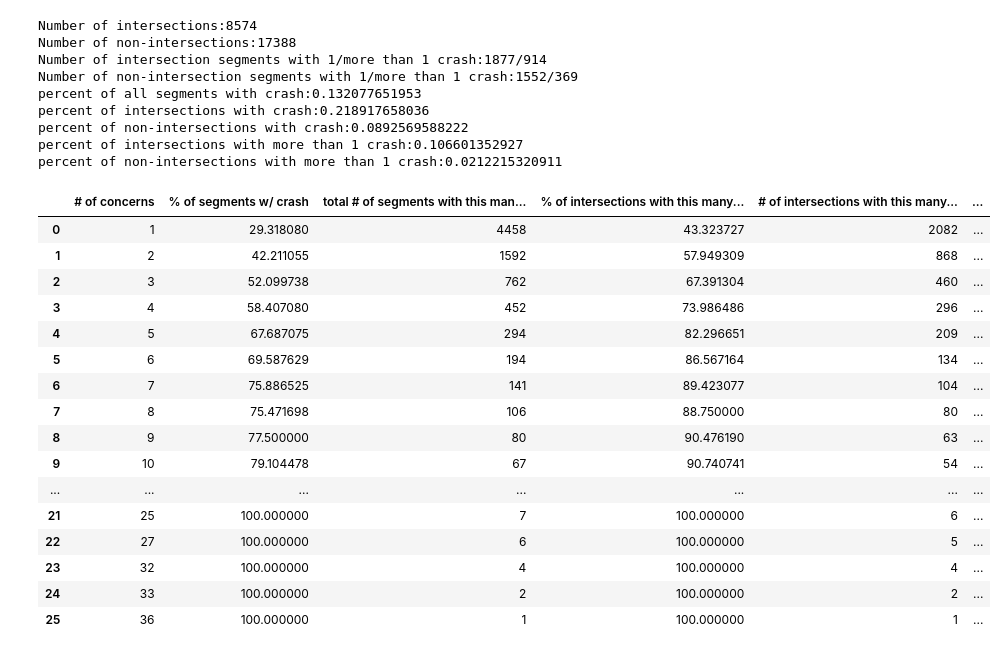
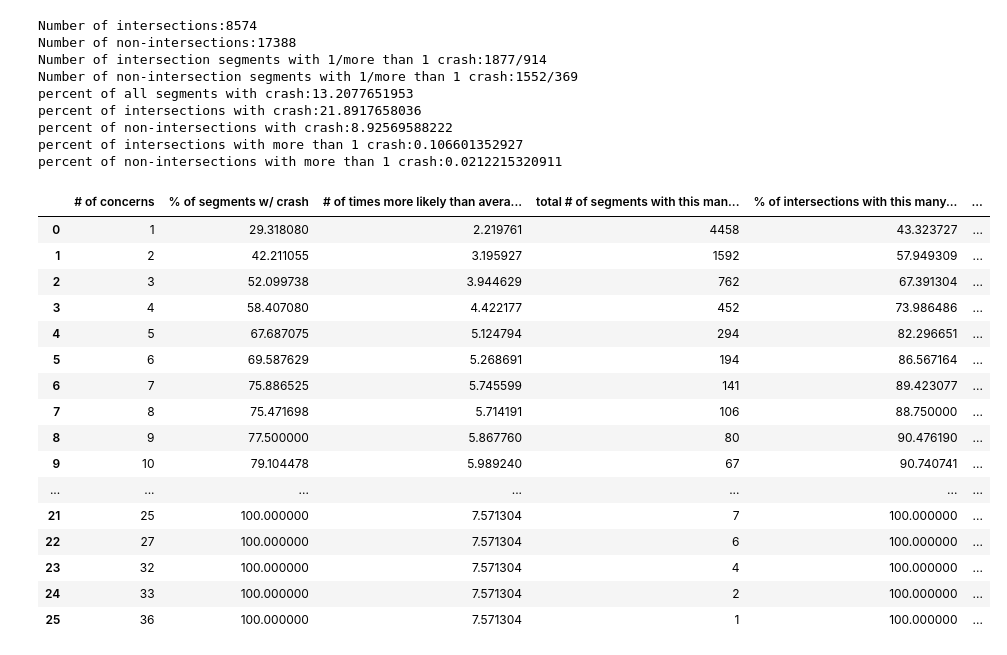
Before and after one commit to insight-lane/crash-model, a Jupyter notebook: src/data/sandbox/vision_zero_analysis.ipynb, the cells around one changed output. Cells and saved outputs as stored; diff of their text form; code cells hidden in the pictures.

```diff
--- a/src/data/sandbox/vision_zero_analysis.ipynb
+++ b/src/data/sandbox/vision_zero_analysis.ipynb
@@ -69,17 +69,16 @@ print "Number of intersection segments with 1/more than 1 crash:" \
 print "Number of non-intersection segments with 1/more than 1 crash:" \
     + str(counts['non_inter']) + '/' + str(counts['non_inter_plus'])
 
-print "percent of all segments with crash:" + str(
-    float(counts['inter'] + counts['non_inter']) /
-    float(inter_count + non_inter_count))
+total_percent = float(counts['inter'] + counts['non_inter']) / float(inter_count + non_inter_count) * 100
+print "percent of all segments with crash:" + str(total_percent)
 
 # Percentage of intersections/non-intersections
 # that have at least one crash
-print "percent of intersections with crash:" + str(
-    float(counts['inter'])/float(inter_count))
+inter_percent = float(counts['inter'])/float(inter_count) * 100
+print "percent of intersections with crash:" + str(inter_percent)
 
-print "percent of non-intersections with crash:" + str(
-    float(counts['non_inter'])/float(non_inter_count))
+non_inter_percent = float(counts['non_inter'])/float(non_inter_count) * 100
+print "percent of non-intersections with crash:" + str(non_inter_percent)
 
 print "percent of intersections with more than 1 crash:" + str(
     float(counts['inter_plus'])/float(inter_count))
@@ -91,9 +90,9 @@ Number of intersections:8574
 Number of non-intersections:17388
 Number of intersection segments with 1/more than 1 crash:1877/914
 Number of non-intersection segments with 1/more than 1 crash:1552/369
-percent of all segments with crash:0.132077651953
-percent of intersections with crash:0.218917658036
-percent of non-intersections with crash:0.0892569588222
+percent of all segments with crash:13.2077651953
+percent of intersections with crash:21.8917658036
+percent of non-intersections with crash:8.92569588222
 percent of intersections with more than 1 crash:0.106601352927
 percent of non-intersections with more than 1 crash:0.0212215320911
 # %%
@@ -127,52 +126,65 @@ for key, value in sorted_matching:
     # Do the 1+,2+ stats as well as 1, 2
     # Still need to break it out by int/non-int
     counts = {
         'total': value['inter'][0] + value['inter'][1] + value['non_inter'][0] + value['non_inter'][1],
         'crashes': value['inter'][0] + value['non_inter'][0],
         'inters_total': value['inter'][0] + value['inter'][1],
         'inters_crashes': value['inter'][0],
         'non_inters_total': value['non_inter'][0] + value['non_inter'][1],
         'non_inters_crashes':  value['non_inter'][0],
     }
     # Add all the data for segments with more complaints than the current complaint # we're on
     for key2, value2 in sorted_matching:
         if key2 > key:
             counts['total'] += value2['inter'][0] + value2['inter'][1] + value2['non_inter'][0] + value2['non_inter'][1]
             counts['crashes'] += value2['inter'][0] + value2['non_inter'][0]
             counts['inters_total'] += value2['inter'][0] + value2['inter'][1]
             counts['inters_crashes'] += value2['inter'][0]
             counts['non_inters_total'] += value2['non_inter'][0] + value2['non_inter'][1]
             counts['non_inters_crashes'] += value2['non_inter'][0]
-
     results.append([
         key,
         float(counts['crashes'])/float(counts['total']) * 100, # total percent
+        (float(counts['crashes'])/float(counts['total']) * 100)/total_percent,
         counts['total'], # total count
         float(counts['inters_crashes'])/float(counts['inters_total']) * 100, # total percent at intersections
+        (float(counts['inters_crashes'])/float(counts['inters_total']) * 100)/inter_percent,
         counts['inters_total'], # total # of intersections with this many or more complaints
         (float(counts['non_inters_crashes'])/float(counts['non_inters_total']) * 100) if counts['non_inters_total'] else 0, # total percent at non-intersections
+        ((float(counts['non_inters_crashes'])/float(counts['non_inters_total']) * 100) if counts['non_inters_total'] else 0)/non_inter_percent,
         counts['non_inters_total'] # total # of non-intersections with this many or more complaints
     ])
 
-pd.DataFrame(results, columns=['# of concerns', '% of segments w/ crash', 'total # of segments with this many or more concerns', '% of intersections with this many or more concerns with a crash', '# of intersections with this many concerns', '% of non-intersections with this many concerns with a crash', '# of non-intersections with this many concerns'])
+pd.DataFrame(results, columns=[
+    '# of concerns',
+    '% of segments w/ crash',
+    '# of times more likely than average segment',
+    'total # of segments with this many or more concerns',
+    '% of intersections with this many or more concerns with a crash',
+    '# of times more likely than average intersection',
+    '# of intersections with this many concerns',
+    '% of non-intersections with this many concerns with a crash',
+    '# of times more likely than the average non-intersection',
+    '# of non-intersections with this many concerns'
+])
 # %% [output]
-|  | # of concerns | % of segments w/ crash | total # of segments with this man... | % of intersections with this many... | # of intersections with this many... | ... |
-| 0 | 1 | 29.318080 | 4458 | 43.323727 | 2082 | ... |
-| 1 | 2 | 42.211055 | 1592 | 57.949309 | 868 | ... |
-| 2 | 3 | 52.099738 | 762 | 67.391304 | 460 | ... |
-| 3 | 4 | 58.407080 | 452 | 73.986486 | 296 | ... |
-| 4 | 5 | 67.687075 | 294 | 82.296651 | 209 | ... |
-| 5 | 6 | 69.587629 | 194 | 86.567164 | 134 | ... |
-| 6 | 7 | 75.886525 | 141 | 89.423077 | 104 | ... |
-| 7 | 8 | 75.471698 | 106 | 88.750000 | 80 | ... |
-| 8 | 9 | 77.500000 | 80 | 90.476190 | 63 | ... |
-| 9 | 10 | 79.104478 | 67 | 90.740741 | 54 | ... |
+|  | # of concerns | % of segments w/ crash | # of times more likely than avera... | total # of segments with this man... | % of intersections with this many... | ... |
+| 0 | 1 | 29.318080 | 2.219761 | 4458 | 43.323727 | ... |
+| 1 | 2 | 42.211055 | 3.195927 | 1592 | 57.949309 | ... |
+| 2 | 3 | 52.099738 | 3.944629 | 762 | 67.391304 | ... |
+| 3 | 4 | 58.407080 | 4.422177 | 452 | 73.986486 | ... |
+| 4 | 5 | 67.687075 | 5.124794 | 294 | 82.296651 | ... |
+| 5 | 6 | 69.587629 | 5.268691 | 194 | 86.567164 | ... |
+| 6 | 7 | 75.886525 | 5.745599 | 141 | 89.423077 | ... |
+| 7 | 8 | 75.471698 | 5.714191 | 106 | 88.750000 | ... |
+| 8 | 9 | 77.500000 | 5.867760 | 80 | 90.476190 | ... |
+| 9 | 10 | 79.104478 | 5.989240 | 67 | 90.740741 | ... |
 | ... | ... | ... | ... | ... | ... | ... |
-| 21 | 25 | 100.000000 | 7 | 100.000000 | 6 | ... |
-| 22 | 27 | 100.000000 | 6 | 100.000000 | 5 | ... |
-| 23 | 32 | 100.000000 | 4 | 100.000000 | 4 | ... |
-| 24 | 33 | 100.000000 | 2 | 100.000000 | 2 | ... |
-| 25 | 36 | 100.000000 | 1 | 100.000000 | 1 | ... |
+| 21 | 25 | 100.000000 | 7.571304 | 7 | 100.000000 | ... |
+| 22 | 27 | 100.000000 | 7.571304 | 6 | 100.000000 | ... |
+| 23 | 32 | 100.000000 | 7.571304 | 4 | 100.000000 | ... |
+| 24 | 33 | 100.000000 | 7.571304 | 2 | 100.000000 | ... |
+| 25 | 36 | 100.000000 | 7.571304 | 1 | 100.000000 | ... |
 # %%
 # For intersections with a specific complaint type:
 #    what percentage had a crash?
```
Also changed, not shown: parts of 1 cell of this notebook.
